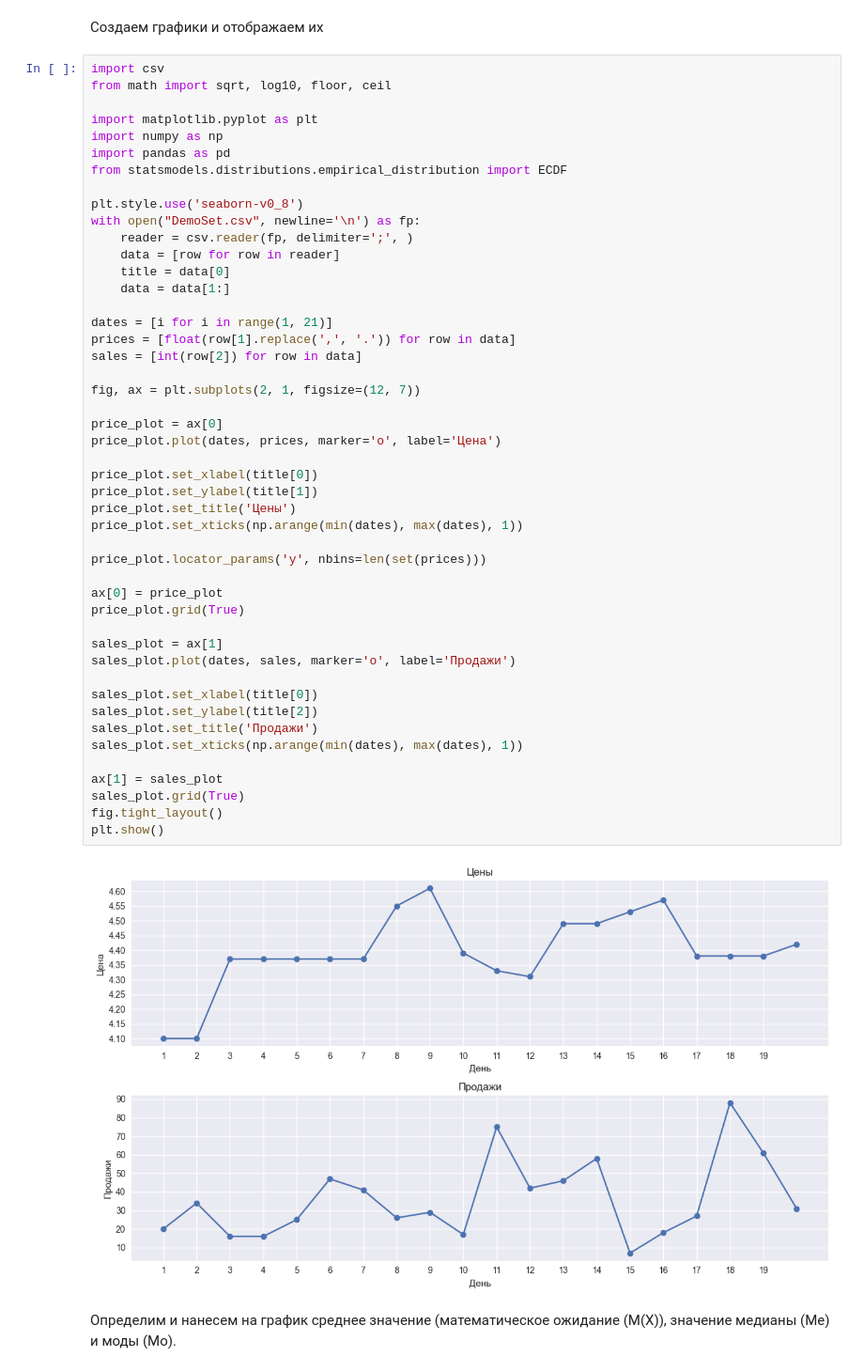
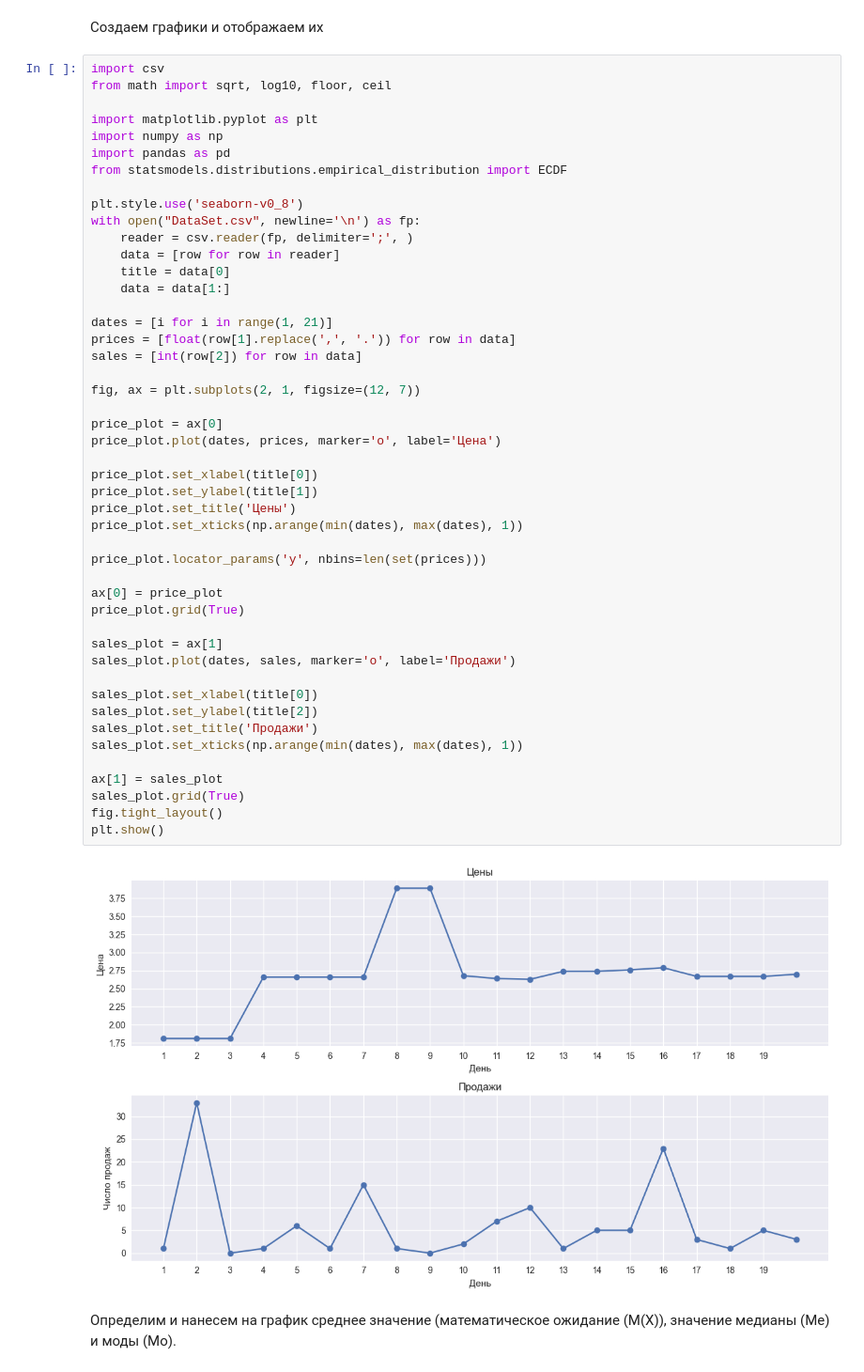
Before and after one commit to BVyaches/MLPerm, a Jupyter notebook: MathAnalysis.ipynb, the cells around one changed output. Shown at 94% size. Cells and saved outputs as stored; diff of their text form.

```diff
--- a/MathAnalysis.ipynb
+++ b/MathAnalysis.ipynb
@@ -10,7 +10,7 @@ import pandas as pd
 from statsmodels.distributions.empirical_distribution import ECDF
 
 plt.style.use('seaborn-v0_8')
-with open("DemoSet.csv", newline='\n') as fp:
+with open("DataSet.csv", newline='\n') as fp:
     reader = csv.reader(fp, delimiter=';', )
     data = [row for row in reader]
     title = data[0]
@@ -21,34 +21,34 @@ prices = [float(row[1].replace(',', '.')) for row in data]
 sales = [int(row[2]) for row in data]
 
 fig, ax = plt.subplots(2, 1, figsize=(12, 7))
 
 price_plot = ax[0]
 price_plot.plot(dates, prices, marker='o', label='Цена')
 
 price_plot.set_xlabel(title[0])
 price_plot.set_ylabel(title[1])
 price_plot.set_title('Цены')
 price_plot.set_xticks(np.arange(min(dates), max(dates), 1))
 
 price_plot.locator_params('y', nbins=len(set(prices)))
 
 ax[0] = price_plot
 price_plot.grid(True)
 
 sales_plot = ax[1]
 sales_plot.plot(dates, sales, marker='o', label='Продажи')
 
 sales_plot.set_xlabel(title[0])
 sales_plot.set_ylabel(title[2])
 sales_plot.set_title('Продажи')
 sales_plot.set_xticks(np.arange(min(dates), max(dates), 1))
 
 ax[1] = sales_plot
 sales_plot.grid(True)
 fig.tight_layout()
 plt.show()
 # %% [output]
-[figure, old version]
+[figure, new version]
 # %% [markdown]
 Определим и нанесем на график среднее значение (математическое ожидание (М(Х)), значение медианы (Ме) и моды (Мо).
 # %%
```
Also changed, not shown: parts of 49 cells of this notebook.
